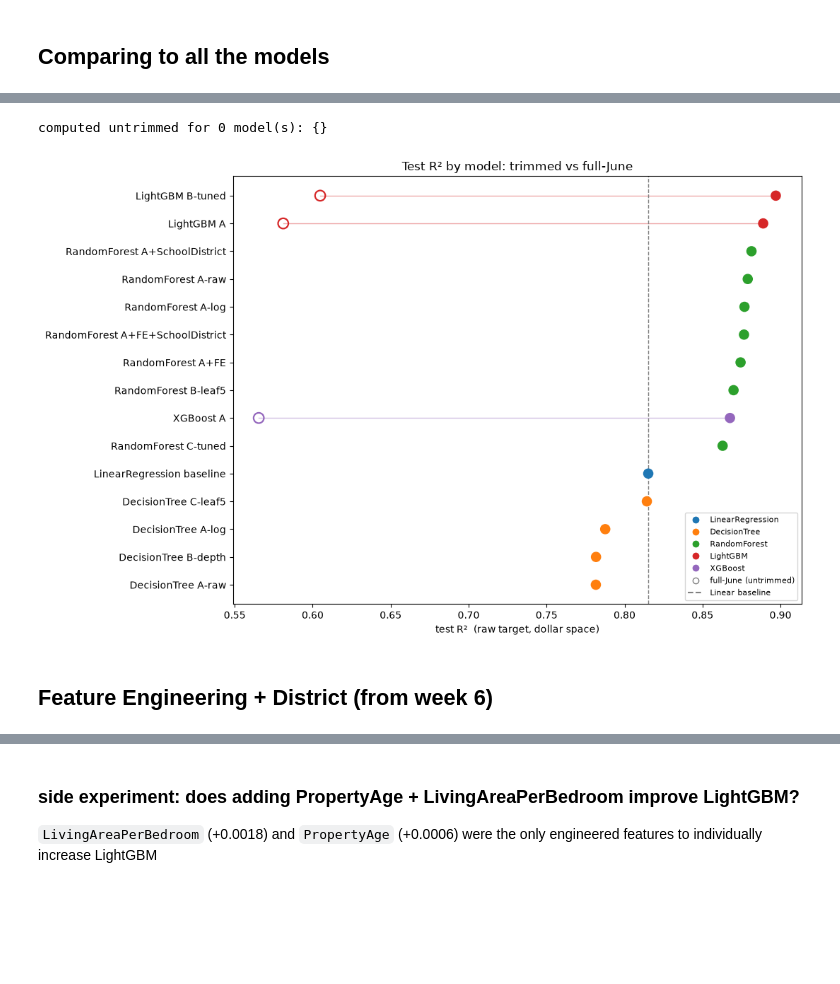
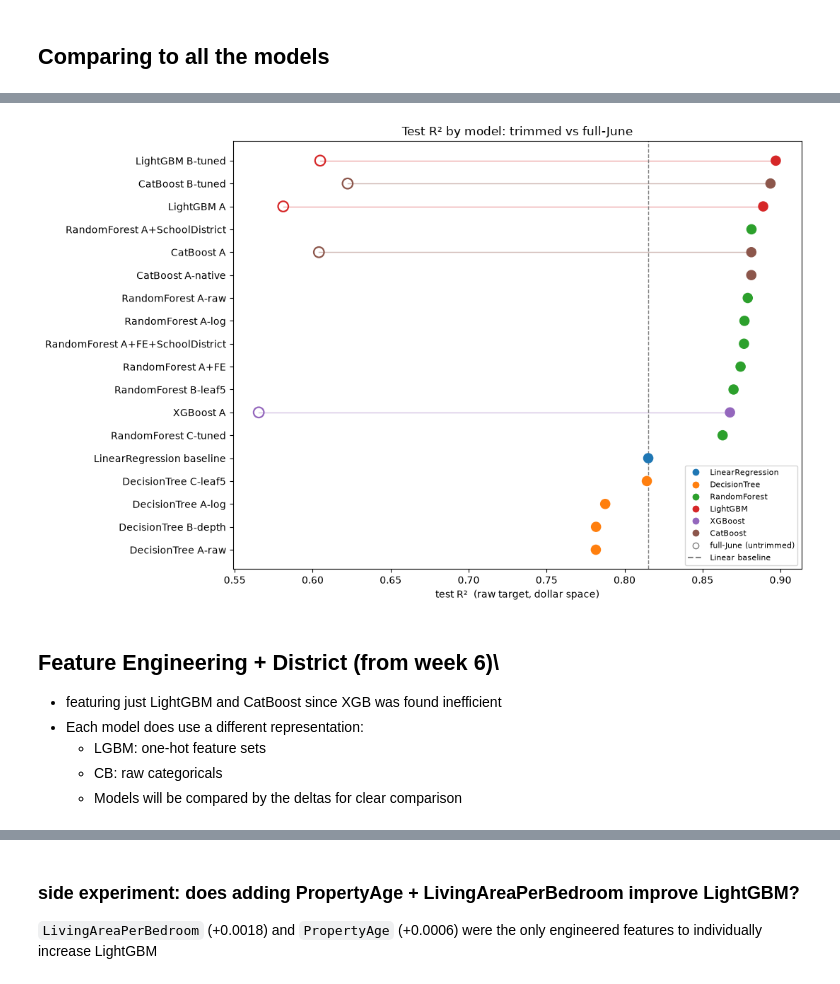
Before and after one commit to iviang/IDX-Exchange-DS-2026, a Jupyter notebook: Deliverables/Week 7/05_advanced_models.ipynb, the cells around one changed output, grey strips where cells are left out. Cells and saved outputs as stored; diff of their text form; code cells hidden in the pictures; blank space fills up the shorter version.

```diff
--- a/Deliverables/Week 7/05_advanced_models.ipynb
+++ b/Deliverables/Week 7/05_advanced_models.ipynb
@@ -375,2 +524,20 @@ altering the parameters
 # %% [markdown]
 ## Comparing to all the models
+# %%
+# recalculating all the model results untrimmed for the full test month (June)
+
+full_june = {}
+Xfull_oh = test_df_full[feature]
+candidates = [
+    ("LightGBM|A",        "gb_a",      "dict", Xfull_oh),
+    ("LightGBM|B-tuned",  "gb_b",      "dict", Xfull_oh),
+    ("XGBoost|A",         "xgb_a",     "dict", Xfull_oh),
+    ("CatBoost|A",        "cat_a",     "est",  Xfull_cb),
+    ("CatBoost|B-tuned",  "cat_b",     "est",  Xfull_cb),
+
+]
+for key, name, kind, Xf in candidates:
+    if name in globals():
+        mdl = globals()[name]["model"] if kind == "dict" else globals()[name]
+        full_june[key] = round(r2_score(test_df_full[TARGET], mdl.predict(Xf)), 4)
+print("full-June (untrimmed) R²:", full_june)
@@ -405,61 +578,66 @@ print(res[cols].to_string(index=False))
 # Visualize the results across ALL models now
 # LGBM and XGB both have the untrimmed test R^2 as noted by the hollow dots in plot
 
-untrimmed = {
-    "LightGBM|A": 0.5811,
-    "LightGBM|B-tuned": 0.6048,
-    "XGBoost|A": 0.5654,
-}
+# untrimmed = {
+#     "LightGBM|A": 0.5811,
+#     "LightGBM|B-tuned": 0.6048,
+#     "XGBoost|A": 0.5654,
+# }
 
-untrimmed_results = {}
+# untrimmed_results = {}
 
-for key, var in untrimmed.items():
-    if var in globals():
-        pred = globals()[var]["model"].predict(test_df_full[feature])
-        untrimmed_results[key] = round(r2_score(test_df_full[TARGET], pred), 4)
+# for key, var in untrimmed.items():
+#     if var in globals():
+#         pred = globals()[var]["model"].predict(test_df_full[feature])
+#         untrimmed_results[key] = round(r2_score(test_df_full[TARGET], pred), 4)
 
 d = pd.read_csv(RESULTS)
 d["key"] = d["model"] + "|" + d["version"]
+d = d.sort_values("test_r2").reset_index(drop=True)
 
-unknown = [k for k in untrimmed_results if k not in set(d["key"])]
-assert not unknown, f"untrimmed keys not in results log: {unknown}"
-print(f"computed untrimmed for {len(untrimmed_results)} model(s): {untrimmed_results}")
-
-d = d.sort_values("test_r2").reset_index(drop=True)
+# unknown = [k for k in untrimmed_results if k not in set(d["key"])]
+# assert not unknown, f"untrimmed keys not in results log: {unknown}"
+# print(f"computed untrimmed for {len(untrimmed_results)} model(s): {untrimmed_results}")
 
 
 fam_color = {"LinearRegression": "tab:blue", "DecisionTree": "tab:orange",
-             "RandomForest": "tab:green", "LightGBM": "tab:red", "XGBoost": "tab:purple"}
+             "RandomForest": "tab:green", "LightGBM": "tab:red", "XGBoost": "tab:purple",
+             "CatBoost": "tab:brown", "Ensemble": "black"}
 colors = d["model"].map(fam_color).fillna("gray")
 
 fig, ax = plt.subplots(figsize=(11, 7))
 y = range(len(d))
-ax.scatter(d["test_r2"], y, c=colors, s=90, zorder=3, label="trimmed contract")
+ax.scatter(d["test_r2"], y, c=colors, s=90, zorder=3)
 
 # overlay full-June where known
 for yi, k in zip(y, d["key"]):
     if k in full_june:
         ax.scatter(full_june[k], yi, facecolors="none", edgecolors=colors.iloc[yi],
                    s=110, linewidths=1.6, zorder=3)
         ax.plot([full_june[k], d["test_r2"].iloc[yi]], [yi, yi],
                 color=colors.iloc[yi], lw=1, alpha=0.4, zorder=2)
 
-ax.axvline(0.8152, ls="--", color="gray", lw=1, label="Linear baseline (0.8152)")
+ax.axvline(0.8152, ls="--", color="gray", lw=1)
 ax.set_yticks(list(y))
 ax.set_yticklabels([f'{m} {v}' for m, v in zip(d["model"], d["version"])])
 ax.set_xlabel("test R²  (raw target, dollar space)")
+ax.set_title(f"Test R² by model: trimmed vs full-June")
 
-ax.set_title(f"Test R² by model: trimmed vs full-June")
-handles = [plt.Line2D([0],[0], marker='o', ls='', color=c, label=f) for f,c in fam_color.items()]
+handles = [plt.Line2D([0],[0], marker='o', ls='', color=c, label=f) for f,c in fam_color.items() if f in set(d["model"])]
 handles.append(plt.Line2D([0],[0], marker='o', ls='', mfc='none', mec='gray', label='full-June (untrimmed)'))
 handles.append(plt.Line2D([0],[0], ls='--', color='gray', label='Linear baseline'))
 ax.legend(handles=handles, loc="lower right", fontsize=8)
 plt.tight_layout(); plt.show()
 # %% [output]
-computed untrimmed for 0 model(s): {}
-[figure, old version]
+[figure, new version]
 # %% [markdown]
-## Feature Engineering + District (from week 6)
+## Feature Engineering + District (from week 6)\
+
+- featuring just LightGBM and CatBoost since XGB was found inefficient
+- Each model does use a different representation:
+    - LGBM: one-hot feature sets
+    - CB: raw categoricals
+    - Models will be compared by the deltas for clear comparison
 # %%
 og = [c for c in df.columns if c not in EXCLUDE and not c.startswith("District_")]
 district_cols = [c for c in df.columns if c.startswith("District_")]
```
Also changed, not shown: parts of 19 cells of this notebook, 1 other file.
